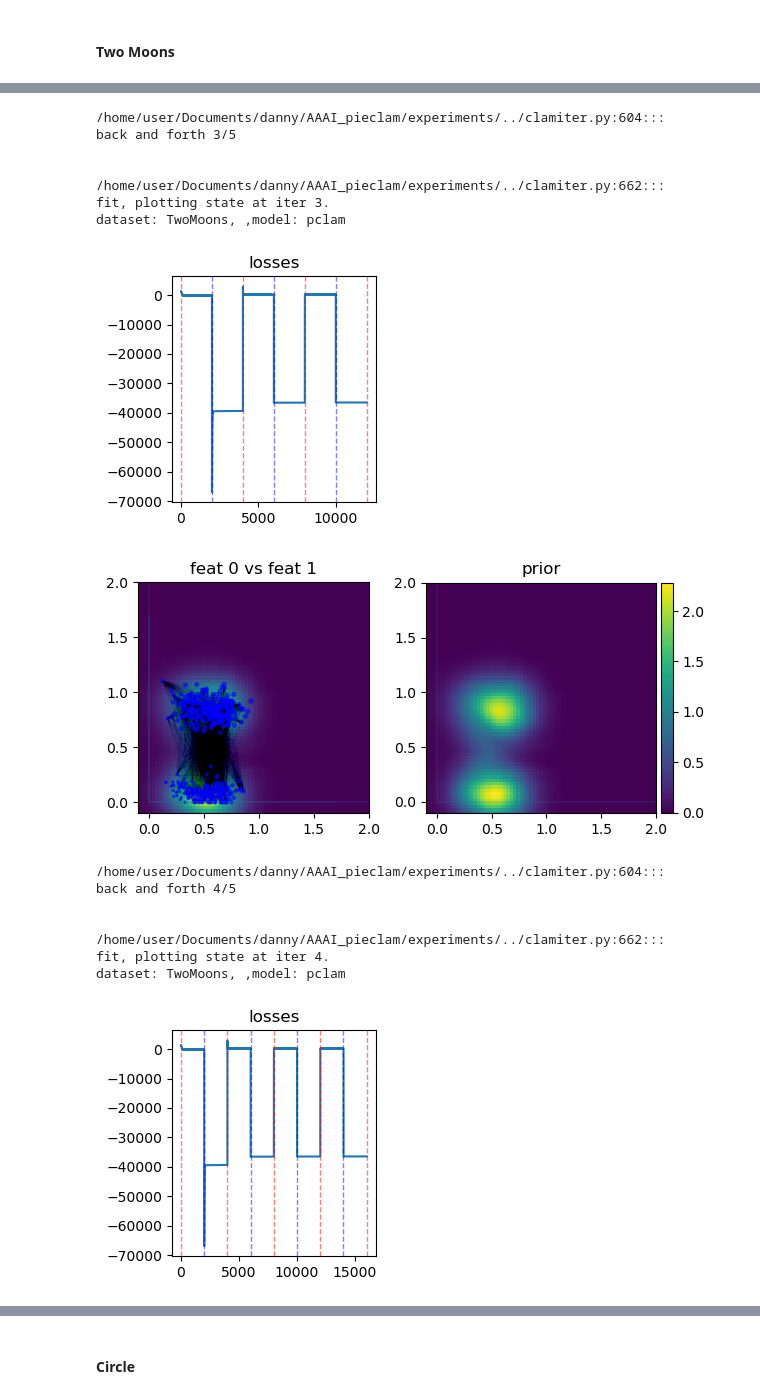
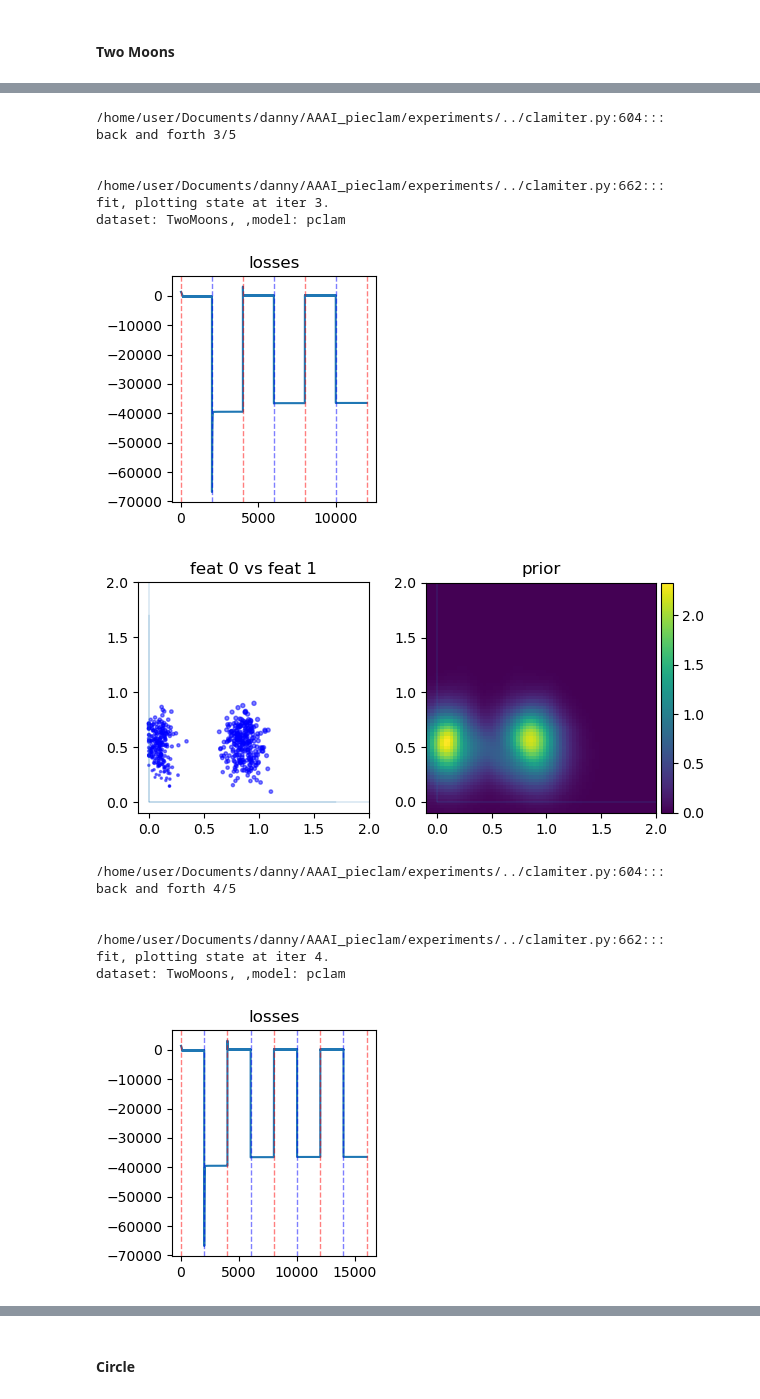
Before and after one commit to JuanCervino/PieClamNonSym, a Jupyter notebook: experiments/shapes_bigclam.ipynb, the cells around one changed output, grey strips where cells are left out. Drawn from its saved outputs; the diff is of its cells as text; code cells hidden in the pictures.

Commit message:
changing the feature plotting to show a different range for feature plotting

```diff
--- a/experiments/shapes_bigclam.ipynb
+++ b/experiments/shapes_bigclam.ipynb
@@ -145,7 +145,8 @@ losses_moons, logcut_moons, l2_moons = trainer_pclam_twomoons.train(
     init_feats=True,
     init_type='small_gaus',
     verbose=False,
-    verbose_in_funcs=False
+    verbose_in_funcs=False,
+    draw_nodes_on_prior=False
 )
 
 # del trainer_pclam_twomoons.data
@@ -182,12 +183,12 @@ dataset: TwoMoons, ,model: pclam
 /home/user/Documents/danny/AAAI_pieclam/experiments/../clamiter.py:604:::
 back and forth 3/5
 
 
 /home/user/Documents/danny/AAAI_pieclam/experiments/../clamiter.py:662:::
 fit, plotting state at iter 3.
 dataset: TwoMoons, ,model: pclam
 [figure]
-[figure, old version]
+[figure, new version]
 /home/user/Documents/danny/AAAI_pieclam/experiments/../clamiter.py:604:::
 back and forth 4/5
 
```
Also changed, not shown: parts of 1 cell of this notebook, 4 other files.
